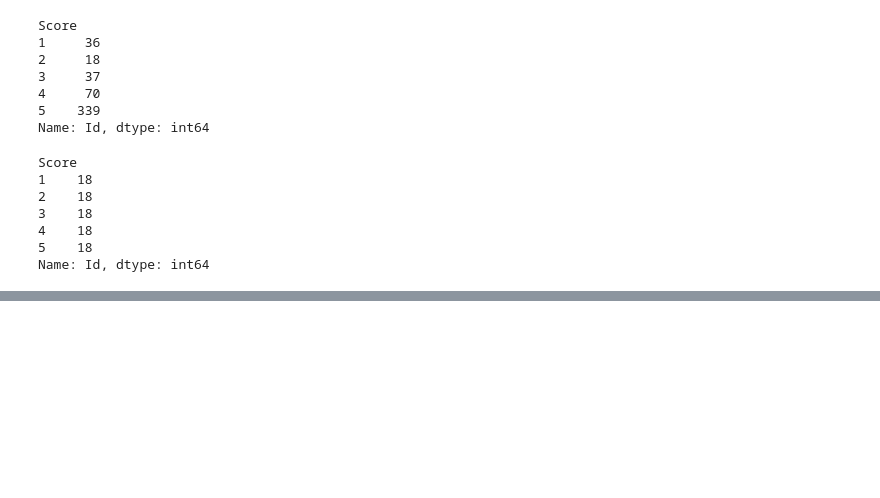
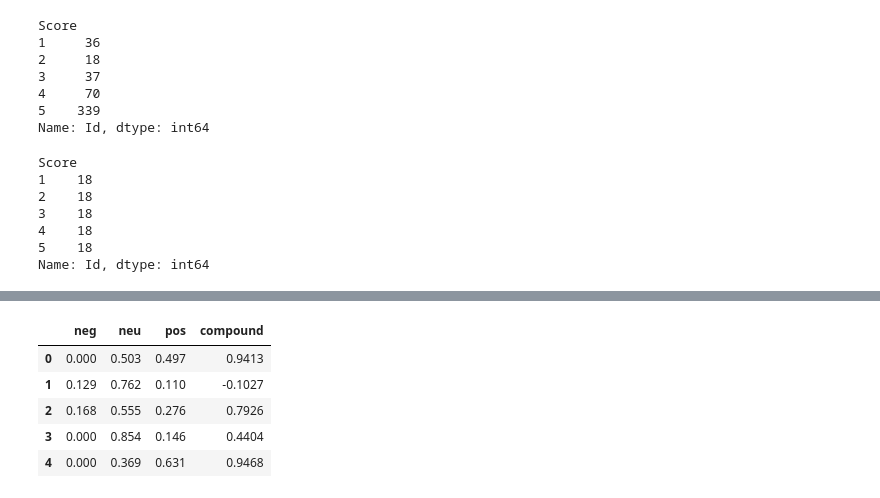
Before and after one commit to KannedariNandini/LMS_NLP, a Jupyter notebook: Sentiment Analysis.ipynb, the cells around one changed output, grey strips where cells are left out. Drawn from its saved outputs; the diff is of its cells as text; code cells hidden in the pictures; blank space fills up the shorter version.

```diff
--- a/Sentiment Analysis.ipynb
+++ b/Sentiment Analysis.ipynb
@@ -101,0 +130,20 @@ plt.show()
+# %%
+import seaborn as sns
+from vaderSentiment.vaderSentiment import SentimentIntensityAnalyzer
+plt.style.use('fivethirtyeight')
+cp=sns.color_palette()
+analyzer=SentimentIntensityAnalyzer()
+emptyline=[]
+for row in df['Text']:
+    vs=analyzer.polarity_scores(row)
+    emptyline.append(vs)
+# %%
+df_sentiments=pd.DataFrame(emptyline)
+df_sentiments.head()
+# %% [output]
+|  | neg | neu | pos | compound |
+| 0 | 0.000 | 0.503 | 0.497 | 0.9413 |
+| 1 | 0.129 | 0.762 | 0.110 | -0.1027 |
+| 2 | 0.168 | 0.555 | 0.276 | 0.7926 |
+| 3 | 0.000 | 0.854 | 0.146 | 0.4404 |
+| 4 | 0.000 | 0.369 | 0.631 | 0.9468 |
```
Also changed, not shown: parts of 6 cells of this notebook.
